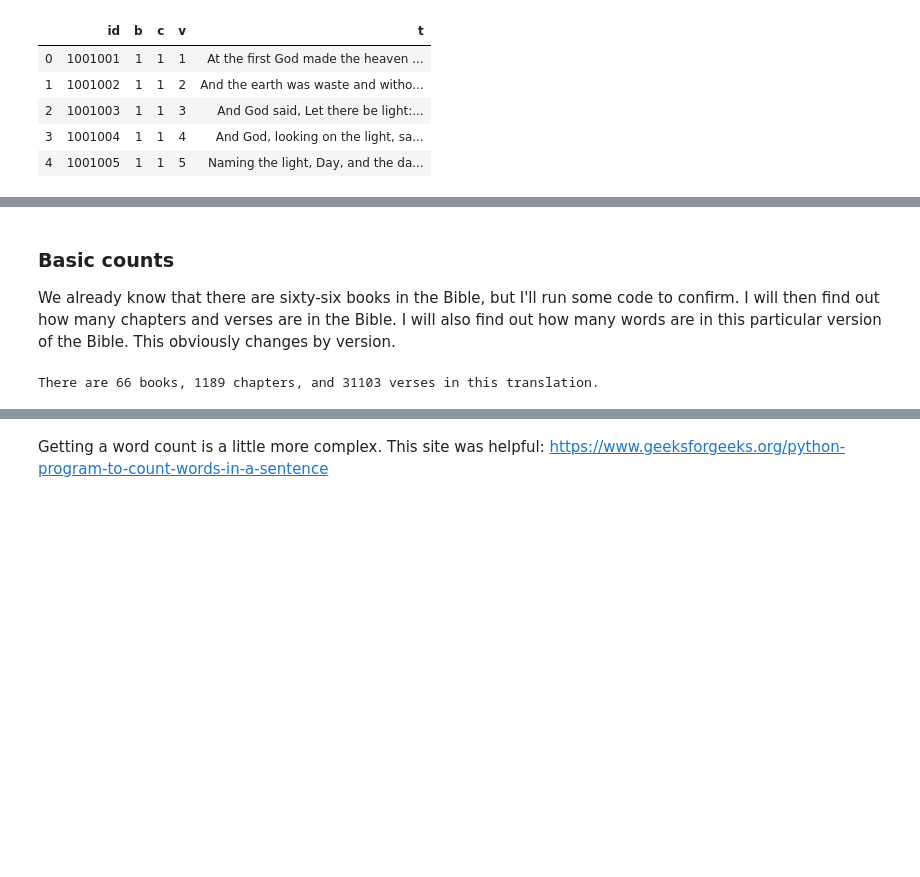
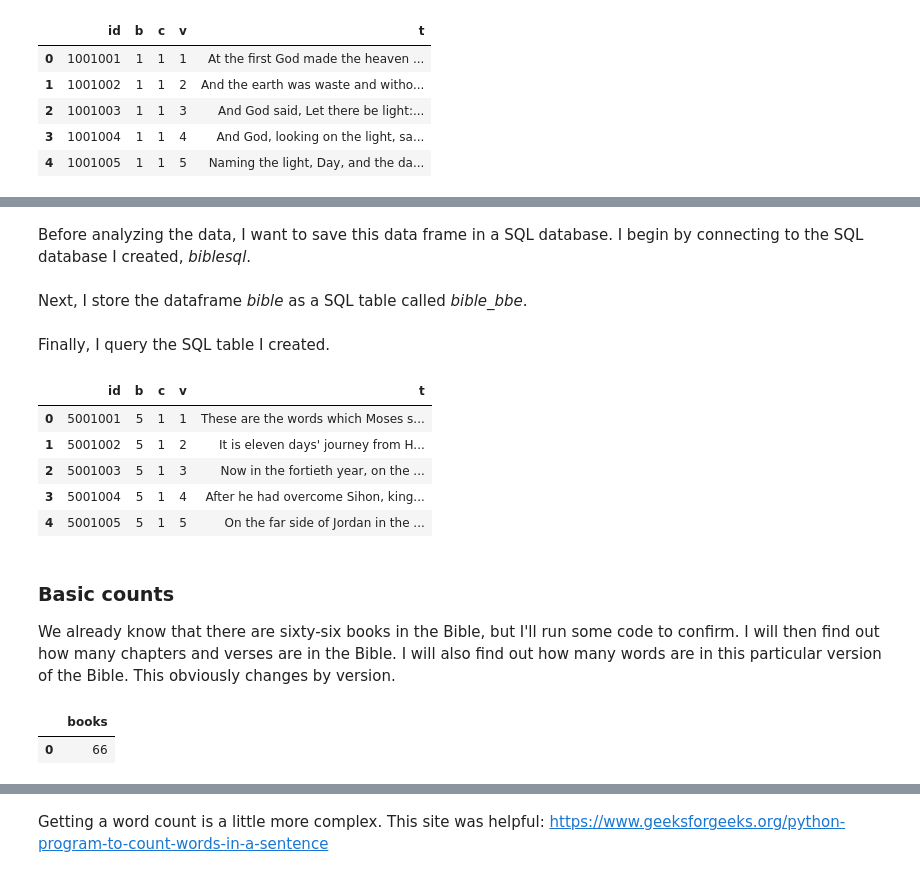
Before and after one commit to davidbusby18/Bible-Research, a Jupyter notebook: 001 - Basic Bible Analytics.ipynb, the cells around one changed output, grey strips where cells are left out. Saved outputs shown, nothing was run; the diff lists cells and outputs as text; code cells hidden in the pictures; blank space fills up the shorter version.

```diff
--- a/001 - Basic Bible Analytics.ipynb
+++ b/001 - Basic Bible Analytics.ipynb
@@ -35,0 +38,2 @@ memory usage: 1.2+ MB
+# %% [markdown]
+Before analyzing the data, I want to save this data frame in a SQL database. I begin by connecting to the SQL database I created, *biblesql*.
@@ -35,0 +42,2 @@ memory usage: 1.2+ MB
+# %% [markdown]
+Next, I store the dataframe *bible* as a SQL table called *bible_bbe*.
@@ -36,8 +46,20 @@ memory usage: 1.2+ MB
+# %% [markdown]
+Finally, I query the SQL table I created.
+# %%
+pd.read_sql('select * from bible_bbe where b = 5 limit 5', conn)
+# %% [output]
+|  | id | b | c | v | t |
+| 0 | 5001001 | 5 | 1 | 1 | These are the words which Moses s... |
+| 1 | 5001002 | 5 | 1 | 2 | It is eleven days' journey from H... |
+| 2 | 5001003 | 5 | 1 | 3 | Now in the fortieth year, on the ... |
+| 3 | 5001004 | 5 | 1 | 4 | After he had overcome Sihon, king... |
+| 4 | 5001005 | 5 | 1 | 5 | On the far side of Jordan in the ... |
 # %% [markdown]
 ### Basic counts
 
 We already know that there are sixty-six books in the Bible, but I'll run some code to confirm. I will then find out how many chapters and verses are in the Bible. I will also find out how many words are in this particular version of the Bible. This obviously changes by version.
-# %%
-print('There are',bible.b.nunique(), 'books,', len(bible.groupby(['b', 'c']).size().reset_index().rename(columns={0:'count'})), 'chapters, and',  bible.id.nunique(), 'verses in this translation.')
-# %% [output]
-There are 66 books, 1189 chapters, and 31103 verses in this translation.
+# %%
+pd.read_sql('select count(distinct(b)) as books from bible_bbe', conn)
+# %% [output]
+|  | books |
+| 0 | 66 |
```
Also changed, not shown: parts of 27 cells of this notebook, 6 other files.
